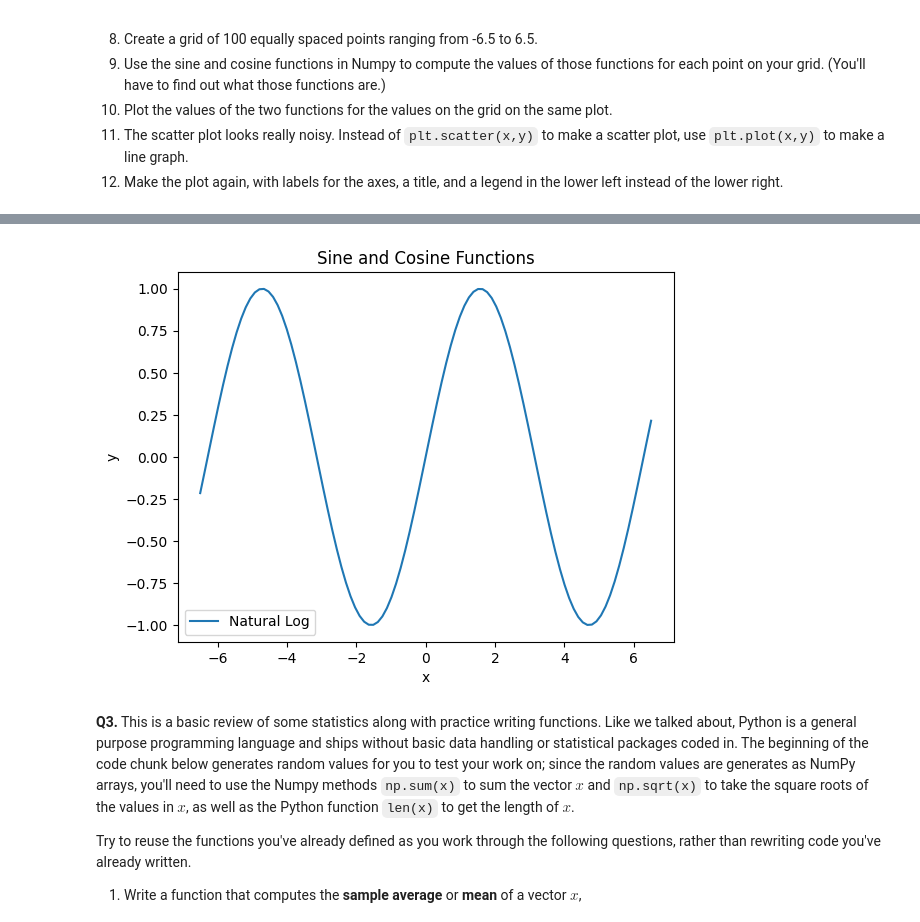
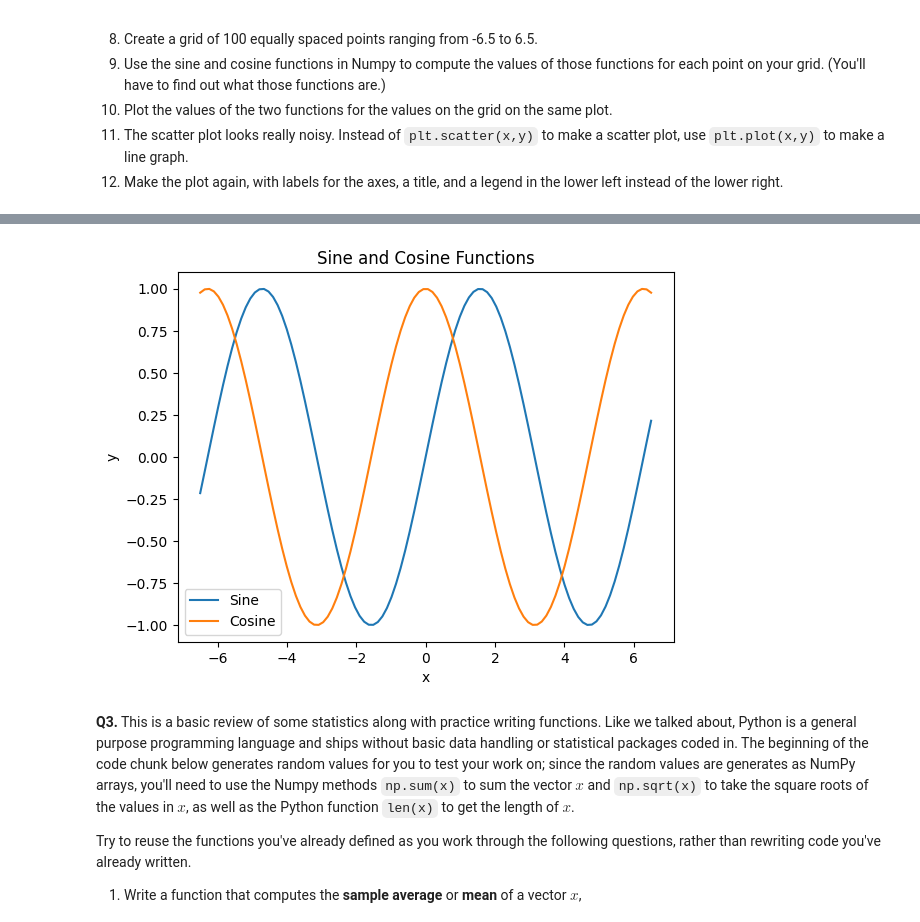
Before and after one commit to JZheng313/programming, a Jupyter notebook: assignment/assignment_programming.ipynb, the cells around one changed output, grey strips where cells are left out. Cells and saved outputs as stored; diff of their text form; code cells hidden in the pictures.

```diff
--- a/assignment/assignment_programming.ipynb
+++ b/assignment/assignment_programming.ipynb
@@ -52,17 +64,19 @@ plt.show()
 # %%
+# 8 - 12
 x = np.linspace(-6.5, 6.5, 100)
 y = np.sin(x)
 z = np.cos(x)
-plt.plot(x,y, label='Natural Log')
+plt.plot(x, y, label='Sine')
+plt.plot(x, z, label='Cosine')
 
 plt.xlabel('x')
 plt.ylabel('y')
 plt.title("Sine and Cosine Functions")
 plt.legend(loc = 'lower left')
 
 plt.show()
 # %% [output]
-[figure, old version]
+[figure, new version]
 # %% [markdown]
 **Q3.** This is a basic review of some statistics along with practice writing functions. Like we talked about, Python is a general purpose programming language and ships without basic data handling or statistical packages coded in. The beginning of the code chunk below generates random values for you to test your work on; since the random values are generates as NumPy arrays, you'll need to use the Numpy methods `np.sum(x)` to sum the vector $x$ and `np.sqrt(x)` to take the square roots of the values in $x$, as well as the Python function `len(x)` to get the length of $x$.
 
```
Also changed, not shown: parts of 2 cells of this notebook.
